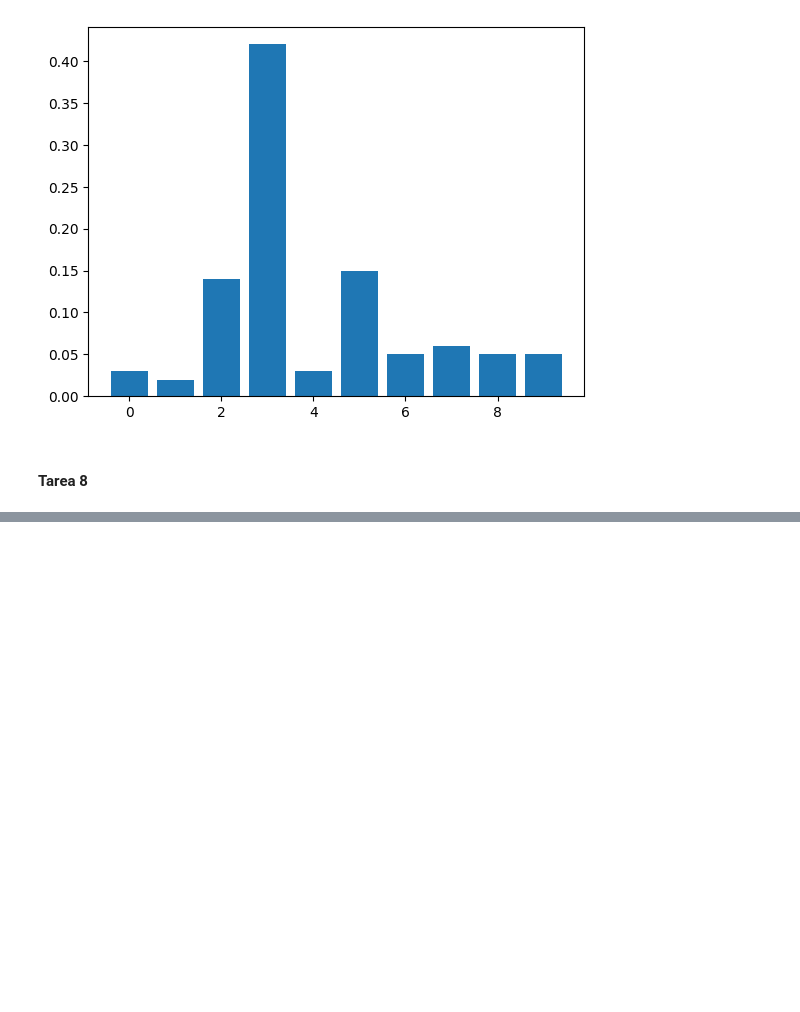
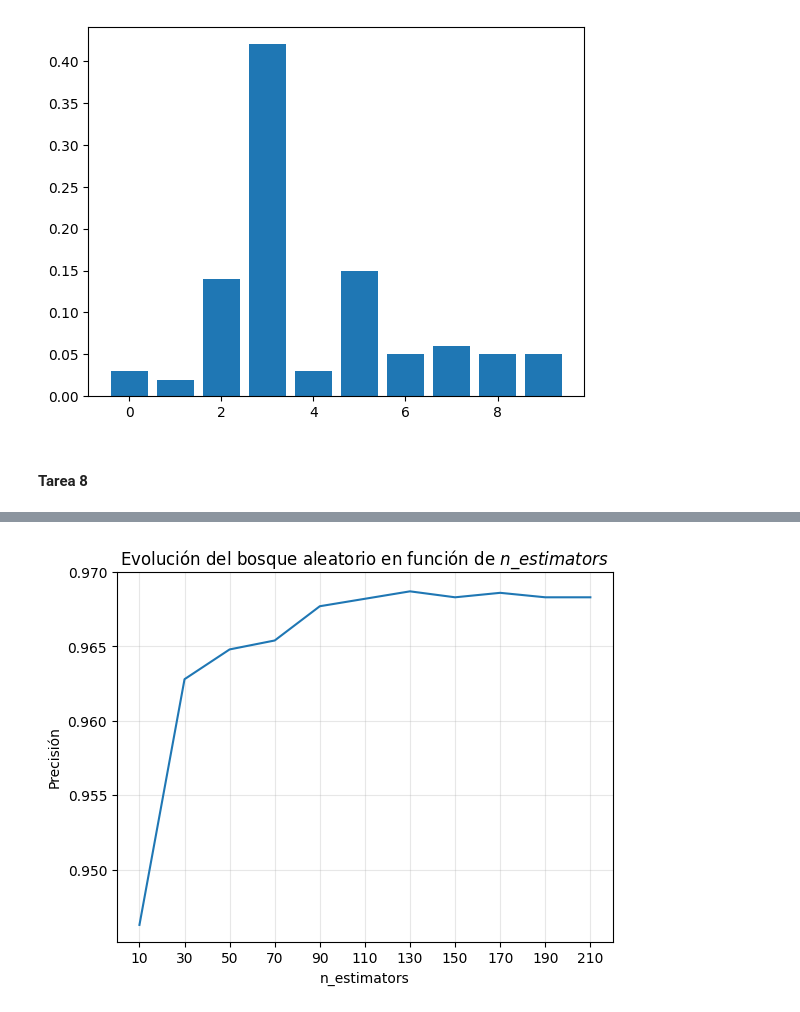
Before and after one commit to RodrigoRiveraRico/data_science_FCiencias, a Jupyter notebook: Clase_9/RiveraRodrigo_T08.ipynb, the cells around one changed output, grey strips where cells are left out. Saved outputs shown, nothing was run; the diff lists cells and outputs as text; code cells hidden in the pictures; blank space fills up the shorter version.

```diff
--- a/Clase_9/RiveraRodrigo_T08.ipynb
+++ b/Clase_9/RiveraRodrigo_T08.ipynb
@@ -286,0 +263,11 @@ array([3])
+# %%
+plt.plot([i for i in range(10, best_n+1, 20)], accuracies)
+plt.title("Evolución del bosque aleatorio en función de $n\\_estimators$")
+plt.xlabel("n_estimators")
+plt.ylim(top=0.97)
+plt.xticks([i for i in range(10, 220, 20)])
+plt.ylabel("Precisión")
+plt.grid(True, alpha=0.3)
+plt.show()
+# %% [output]
+[figure, added]
```
Also changed, not shown: parts of 40 cells of this notebook.
